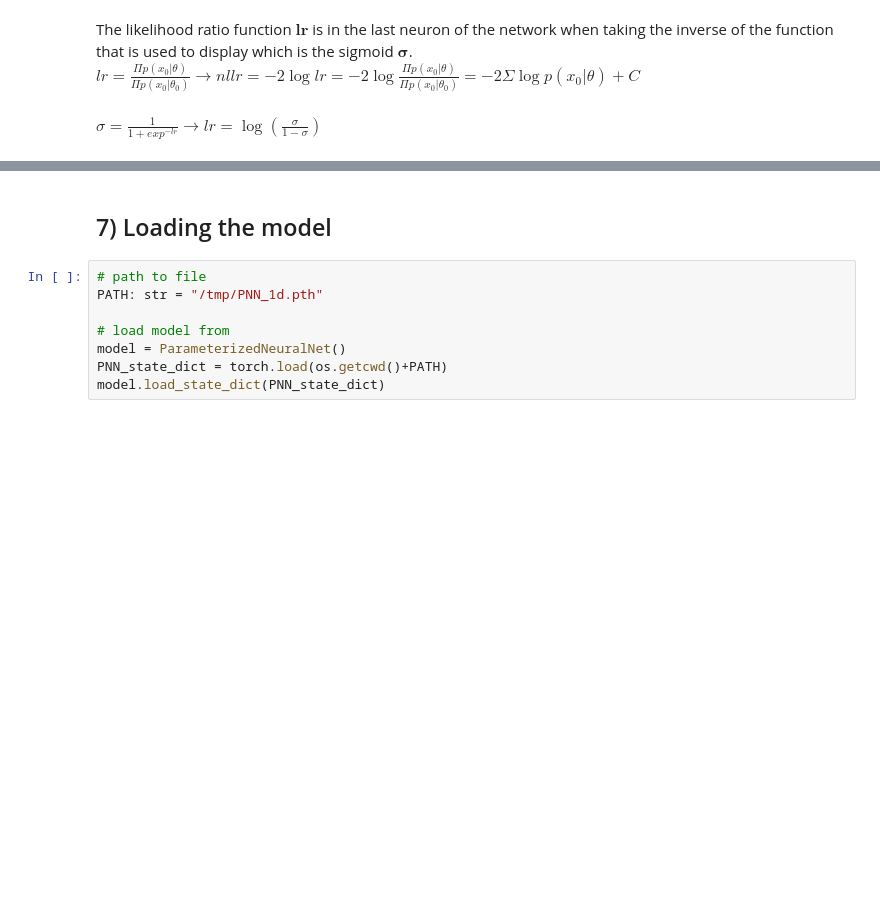
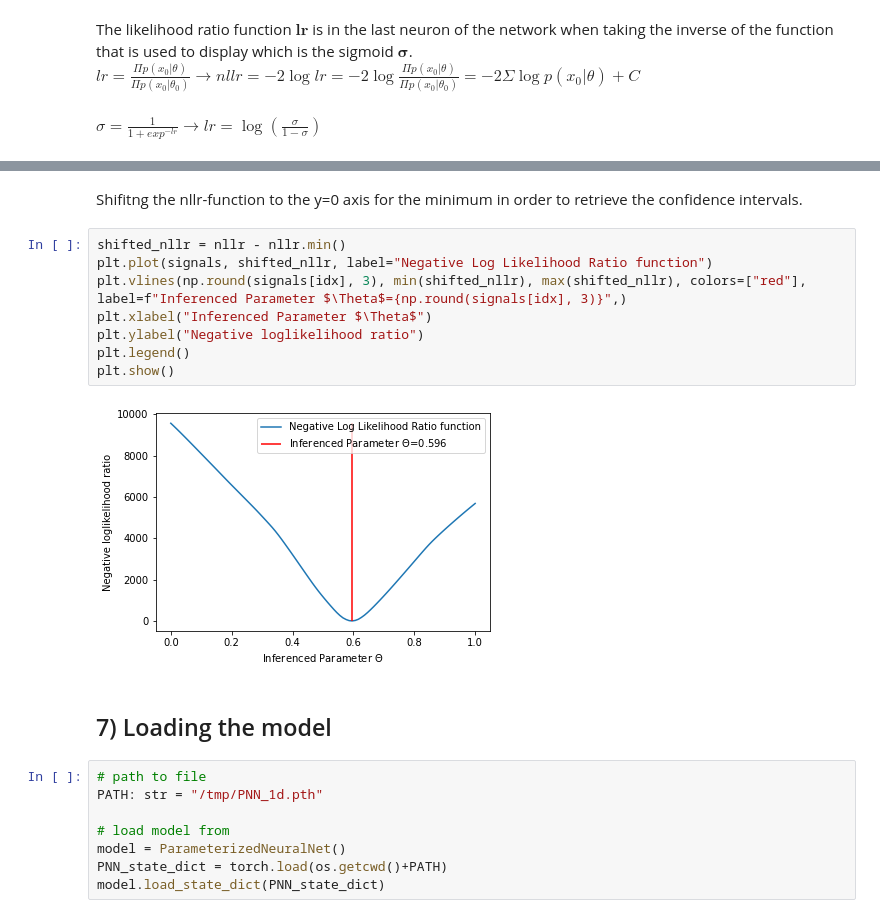
Before and after one commit to leonrenn/datascience_seminar, a Jupyter notebook: ParameterizedNeuralNetwork/PNN_1d.ipynb, the cells around one changed output, grey strips where cells are left out. Drawn from its saved outputs; the diff is of its cells as text; blank space fills up the shorter version.

```diff
--- a/ParameterizedNeuralNetwork/PNN_1d.ipynb
+++ b/ParameterizedNeuralNetwork/PNN_1d.ipynb
@@ -395,3 +430,15 @@ Instead going the way of inverting the Sigmoid it would be better to cut the las
+# %% [markdown]
+Shifitng the nllr-function to the y=0 axis for the minimum in order to retrieve the confidence intervals.
+# %%
+shifted_nllr = nllr - nllr.min()
+plt.plot(signals, shifted_nllr, label="Negative Log Likelihood Ratio function")
+plt.vlines(np.round(signals[idx], 3), min(shifted_nllr), max(shifted_nllr), colors=["red"], label=f"Inferenced Parameter $\Theta$={np.round(signals[idx], 3)}",)
+plt.xlabel("Inferenced Parameter $\Theta$")
+plt.ylabel("Negative loglikelihood ratio")
+plt.legend()
+plt.show()
+# %% [output]
+[figure, added]
 # %% [markdown]
 ## 7) Loading the model
 # %%
```
Also changed, not shown: parts of 11 cells of this notebook.
